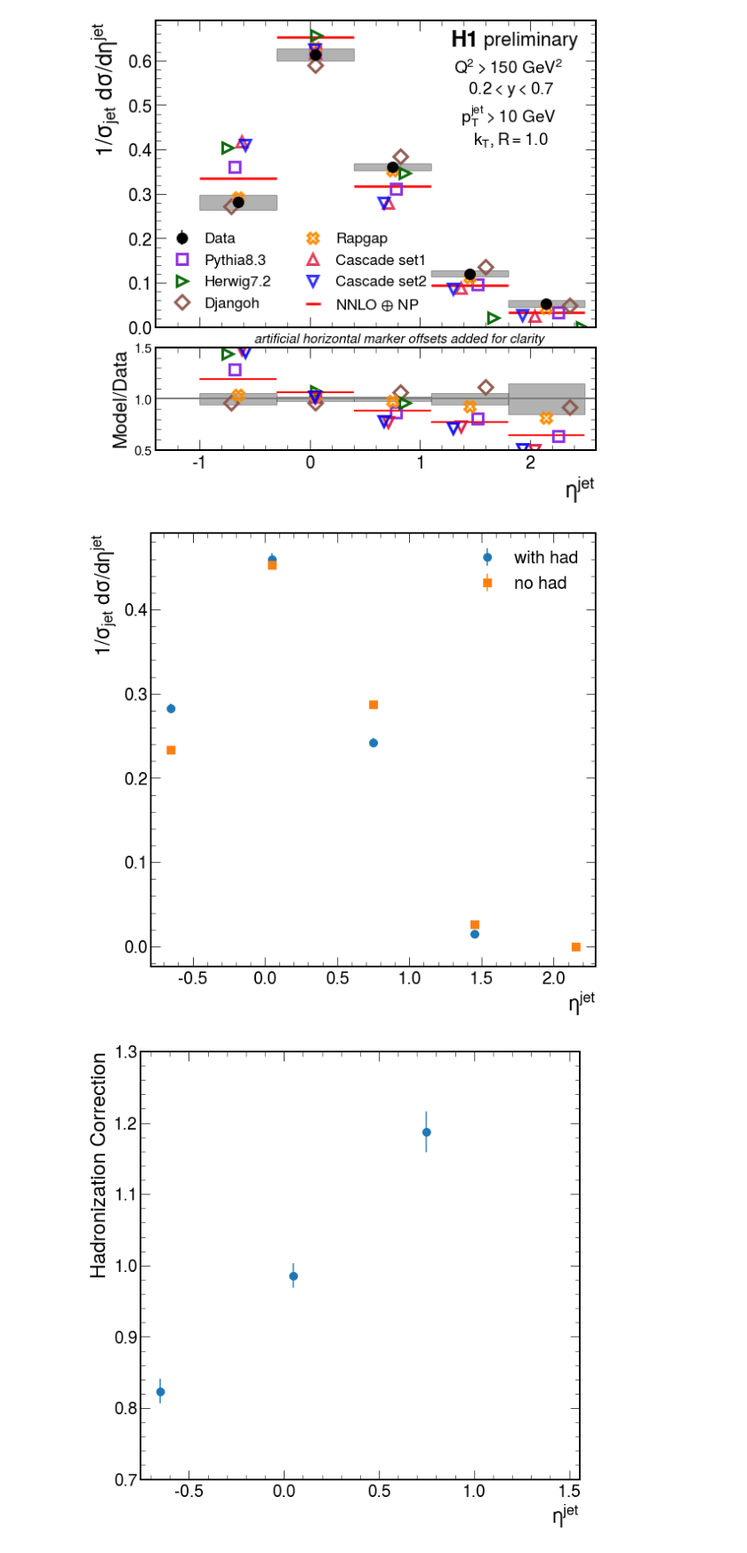
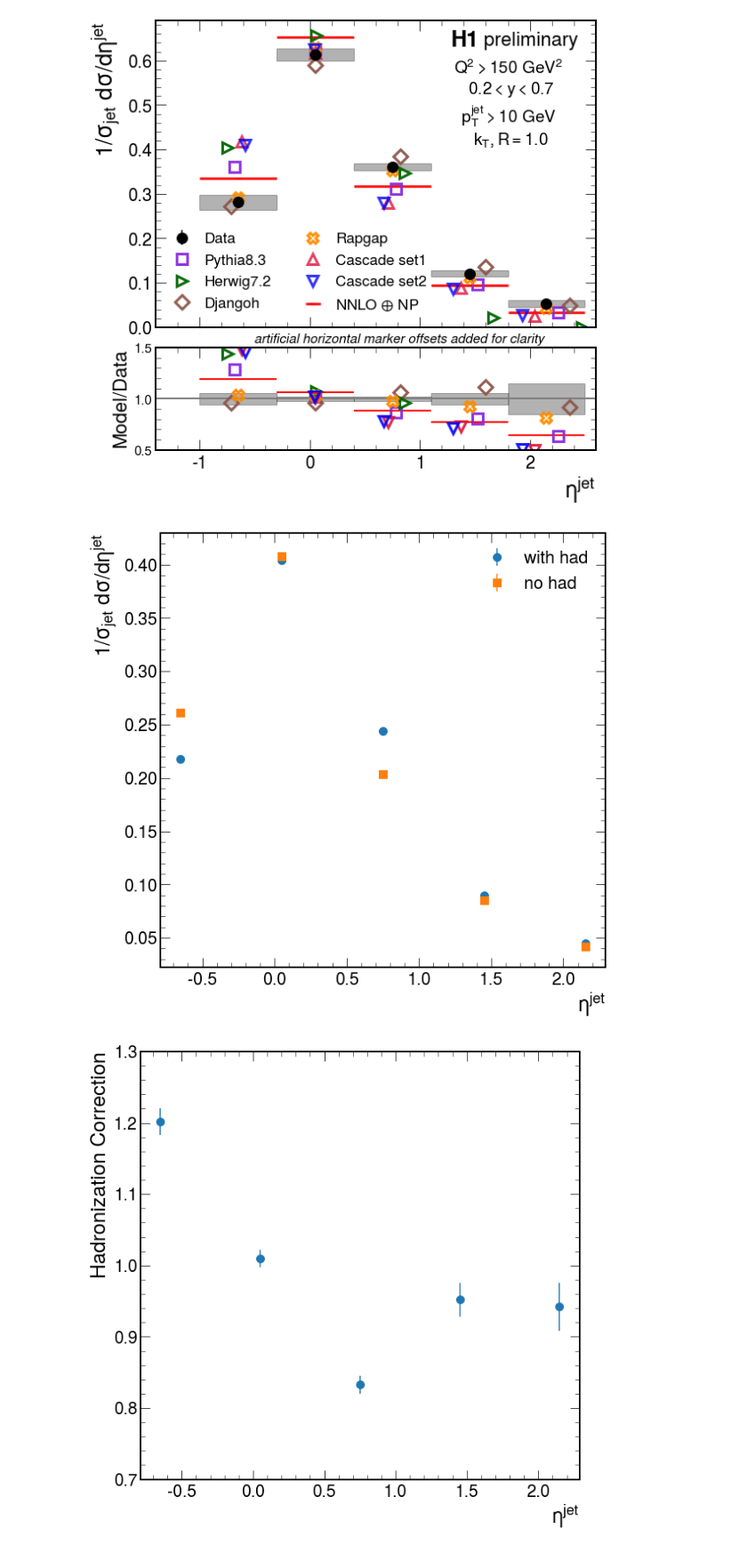
Before and after one commit to miguelignacio/disjets, a Jupyter notebook: finalplots.ipynb, the cells around one changed output. Shown at 89% size. Cells and saved outputs as stored; diff of their text form; code cells hidden in the pictures.

Commit message:
fixed Herwig, added LO

```diff
--- a/finalplots.ipynb
+++ b/finalplots.ipynb
@@ -740,7 +740,7 @@ eta
 for mytype in ['jeteta','jetpt','jetqt','jetpdhi']:
 #for mytype in ['jetpt']:
 
-    myfile = open("Herwig/rivet-plots_NLO_had_500k/leptonjet/"+mytype+".dat")
+    myfile = open("Herwig/rivet-plots_LO_had_250k_fixed/leptonjet/"+mytype+".dat")
     xvals = []
     yvals = []
     eyvals = []
@@ -755,8 +755,7 @@ for mytype in ['jeteta','jetpt','jetqt','jetpdhi']:
     yvals = np.array(yvals)
     eyvals = np.array(eyvals)
 
-    #myfile = open("/Users/bpnachman/Desktop/Herwig/rivet-plots_nohad/leptonjet/"+mytype+".dat")
-    myfile = open("Herwig/rivet-plots_NLO_nohad_1M/leptonjet/"+mytype+".dat")
+    myfile = open("Herwig/rivet-plots_LO_nohad_250k_fixed/leptonjet/"+mytype+".dat")
     xvals2 = []
     yvals2 = []
     eyvals2 = []
@@ -795,32 +794,32 @@ for mytype in ['jeteta','jetpt','jetqt','jetpdhi']:
         plt.ylabel(r'$1/\sigma_{jet}$ $d\sigma/$d$\Delta\phi$')
         plt.yscale("log")
         plt.xscale("log")
     fig.savefig('figures/Herwig_hadronization_%s.pdf'%mytype)
 
     fig = plt.figure()
 
     A = yvals2/sum(yvals2)
     B = yvals/sum(yvals+1e-10)
     sigmaA = eyvals2/sum(yvals2)
     sigmaB = eyvals/sum(yvals)
     plt.errorbar(xvals,A/B,yerr=(A/B)*np.sqrt(sigmaA**2/A**2+sigmaB**2/B**2),marker='o',ls="",ms=10)
 
     if mytype=='jeteta':
         plt.xlabel("$\eta^{jet}$")
     if mytype=='jetpt':
         plt.xlabel("$p_T^{jet}$ [GeV]")
         plt.xscale("log")
     if mytype=='jetqt':
         plt.xlabel("$q_T/Q$")
         plt.xscale("log")
     if mytype=='jetpdhi':
         plt.xlabel("$\Delta\phi$")
         plt.xscale("log")
 
     plt.ylim([0.7,1.3])
 
     plt.ylabel(r'Hadronization Correction')
     fig.savefig('figures/Herwig_hadronizationCorrection_%s.pdf'%mytype)
 # %% [output]
-[figure, old version]
+[figure, new version]
-[figure, old version]
+[figure, new version]
```
Also changed, not shown: parts of 2 cells of this notebook, 24 other files.
